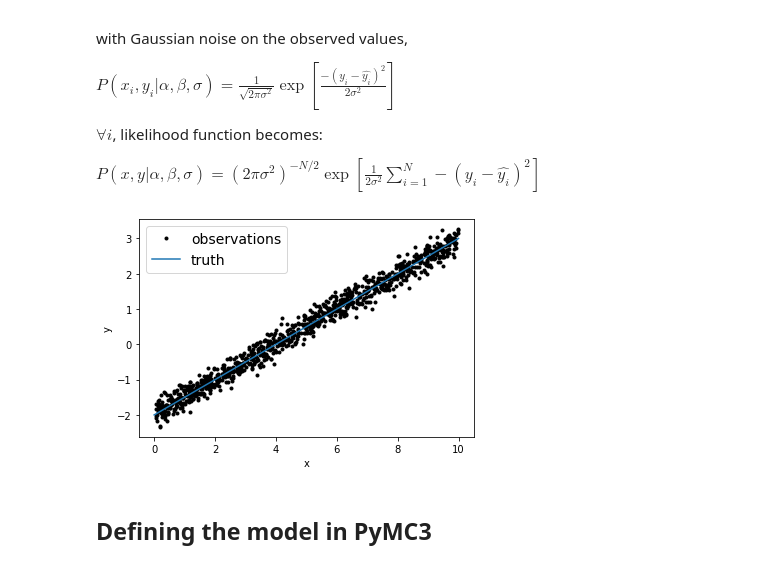
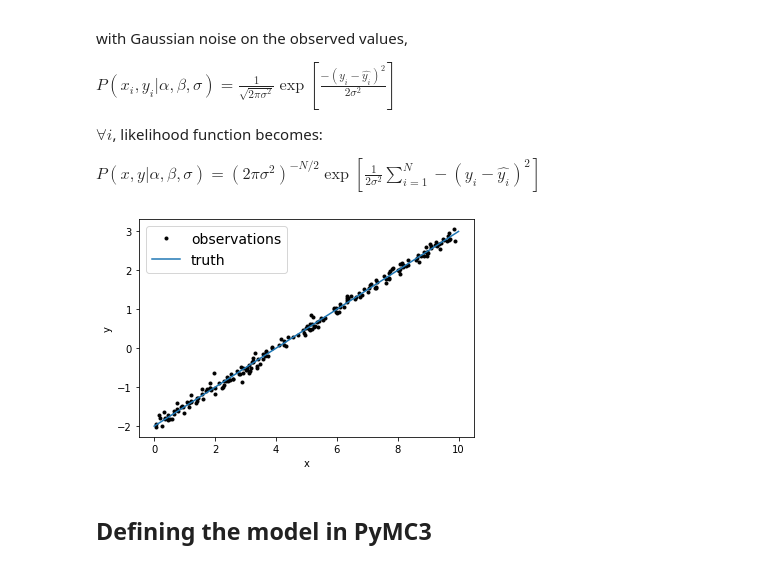
Before and after one commit to haefnerlab/confirmation-bias, a Jupyter notebook: +Dsc/Basic Line Fitting Model.ipynb, the cells around one changed output. Drawn from its saved outputs; the diff is of its cells as text; code cells hidden in the pictures.

```diff
--- a/+Dsc/Basic Line Fitting Model.ipynb
+++ b/+Dsc/Basic Line Fitting Model.ipynb
@@ -18,25 +18,25 @@ $ P(x, y | \alpha, \beta, \sigma) = (2\pi\sigma^2) ^ {-N/2} \exp [\frac{1}{2\sig
 # %%
 import numpy as np
 import matplotlib.pyplot as plt
 
 np.random.seed(42)
 
 # slope, intercept, variance
-true_params = np.array([0.5, -2, 0.2])
+true_params = np.array([0.5, -2, 0.1])
 
-N = 1000
+N = 200
 t = np.linspace(0, 10, 2)
 x = np.random.uniform(0, 10, N) # we are limiting the data generation from 0 to 10
 y = x * true_params[0] + true_params[1]
 y_obs = y + true_params[-1] * np.random.randn(N)
 
 plt.plot(x, y_obs, ".k", label="observations")
 plt.plot(t, true_params[0]*t + true_params[1], label="truth")
 plt.xlabel("x")
 plt.ylabel("y")
 plt.legend(fontsize=14);
 # %% [output]
-[figure, old version]
+[figure, new version]
 # %% [markdown]
 ## Defining the model in PyMC3
 # %%
```
Also changed, not shown: parts of 20 cells of this notebook, 3 other files.
